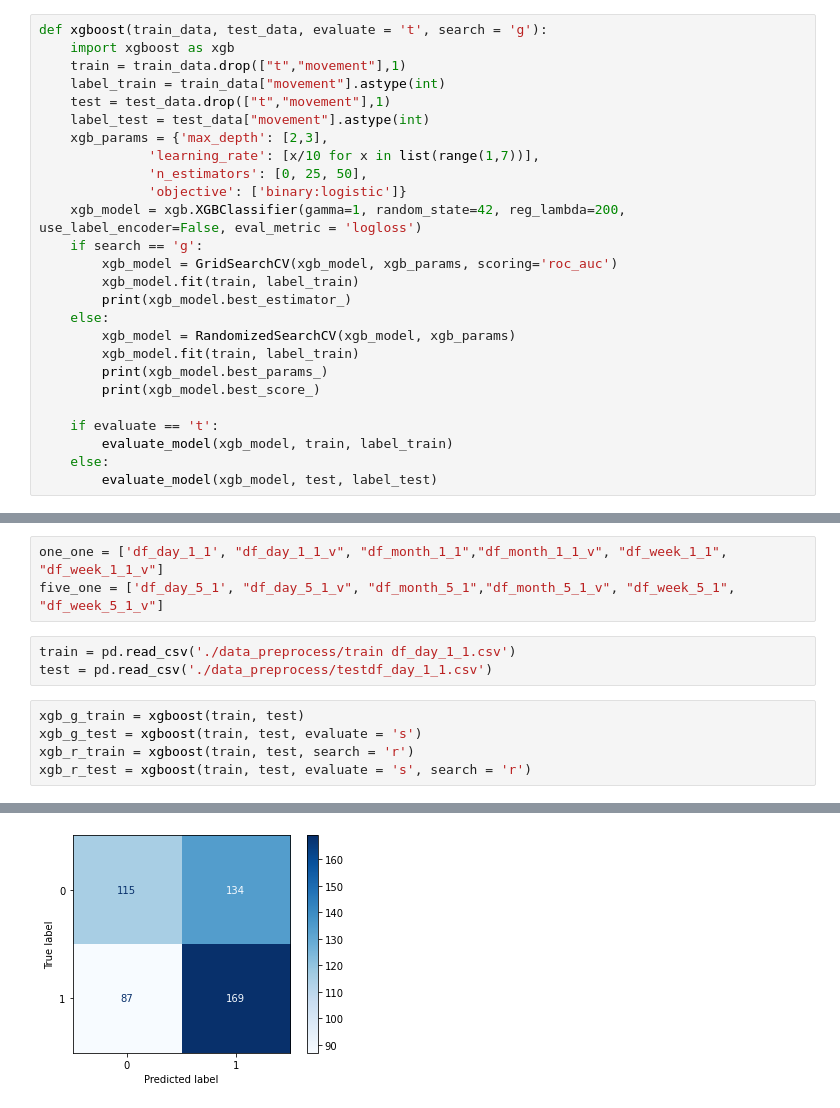
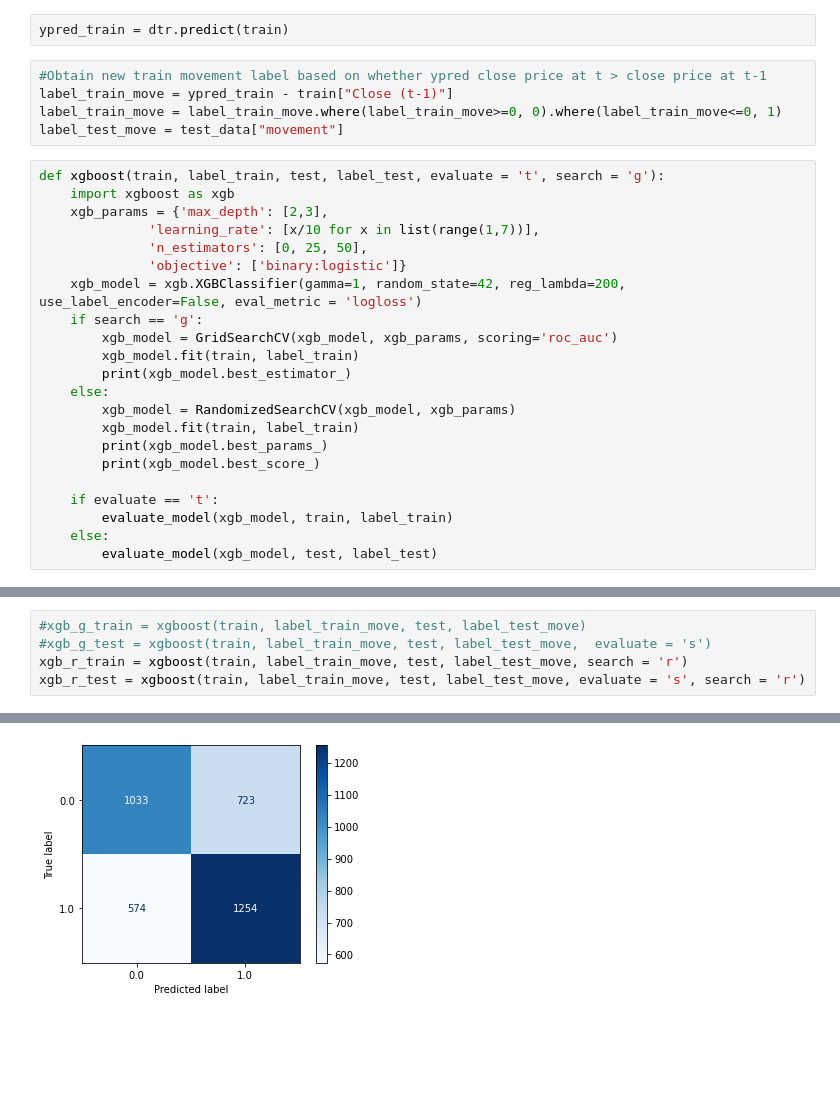
Before and after one commit to yuanxing-y/cs3244-project, a Jupyter notebook: DTReg.ipynb, the cells around one changed output, grey strips where cells are left out. Drawn from its saved outputs; the diff is of its cells as text; blank space fills up the shorter version.

```diff
--- a/DTReg.ipynb
+++ b/DTReg.ipynb
@@ -43,10 +50,13 @@ RMSE:  340.0465893518519
+# %%
+ypred_train = dtr.predict(train)
+# %%
+#Obtain new train movement label based on whether ypred close price at t > close price at t-1
+label_train_move = ypred_train - train["Close (t-1)"]
+label_train_move = label_train_move.where(label_train_move>=0, 0).where(label_train_move<=0, 1)
+label_test_move = test_data["movement"]
 # %%
-def xgboost(train_data, test_data, evaluate = 't', search = 'g'):
+def xgboost(train, label_train, test, label_test, evaluate = 't', search = 'g'):
     import xgboost as xgb
-    train = train_data.drop(["t","movement"],1)
-    label_train = train_data["movement"].astype(int)
-    test = test_data.drop(["t","movement"],1)
-    label_test = test_data["movement"].astype(int)
     xgb_params = {'max_depth': [2,3],
               'learning_rate': [x/10 for x in list(range(1,7))],
               'n_estimators': [0, 25, 50],
@@ -139,15 +140,9 @@ def evaluate_model(model, test, label_test):
 
     classification = classification_report(label_test, predicted)
     print(classification)
-# %%
-one_one = ['df_day_1_1', "df_day_1_1_v", "df_month_1_1","df_month_1_1_v", "df_week_1_1", "df_week_1_1_v"]
-five_one = ['df_day_5_1', "df_day_5_1_v", "df_month_5_1","df_month_5_1_v", "df_week_5_1", "df_week_5_1_v"]
-# %%
-train = pd.read_csv('./data_preprocess/train df_day_1_1.csv')
-test = pd.read_csv('./data_preprocess/testdf_day_1_1.csv')
 # %%
-xgb_g_train = xgboost(train, test)
-xgb_g_test = xgboost(train, test, evaluate = 's')
-xgb_r_train = xgboost(train, test, search = 'r')
-xgb_r_test = xgboost(train, test, evaluate = 's', search = 'r')
+#xgb_g_train = xgboost(train, label_train_move, test, label_test_move)
+#xgb_g_test = xgboost(train, label_train_move, test, label_test_move,  evaluate = 's')
+xgb_r_train = xgboost(train, label_train_move, test, label_test_move, search = 'r')
+xgb_r_test = xgboost(train, label_train_move, test, label_test_move, evaluate = 's', search = 'r')
 # %% [output]
@@ -188 +166 @@ weighted avg       0.19      0.43      0.26       216
-[figure, old version]
+[figure, new version]
```
Also changed, not shown: parts of 13 cells of this notebook, 1 other file.
